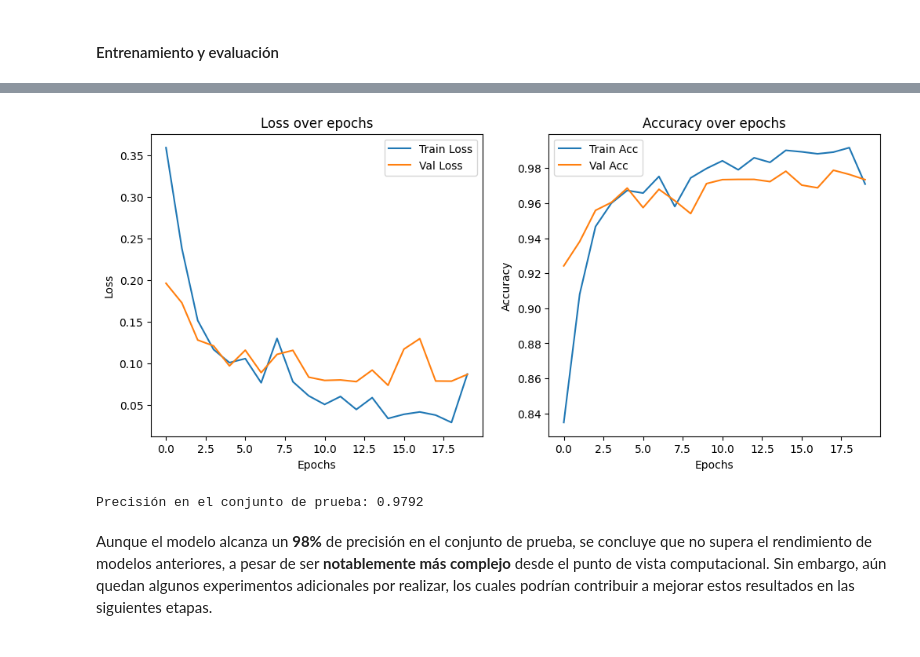
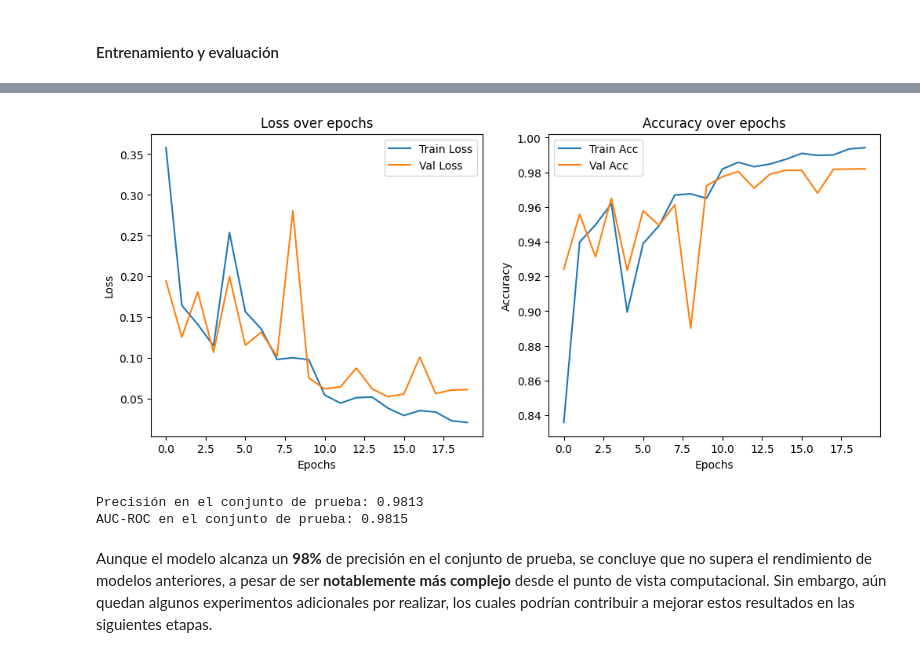
Before and after one commit to guillermo-grande/Fake-News-Detection, a Jupyter notebook: notebooks/mlp&lstm.ipynb, the cells around one changed output, grey strips where cells are left out. Saved outputs shown, nothing was run; the diff lists cells and outputs as text; code cells hidden in the pictures.

```diff
--- a/notebooks/mlp&lstm.ipynb
+++ b/notebooks/mlp&lstm.ipynb
@@ -56,7 +58,7 @@ Para terminar, exploraremos si **redes neuronales recurrentes** (RNNs) ofrecen u
 ## División en Train, Validation & Test para Redes Neuronales
 # %%
 # Cargar el DataFrame limpio
-df = pd.read_csv("Datasets/Cleaned-FR-News_V2.csv")
+df = pd.read_csv("../Datasets/Cleaned-FR-News_V2.csv")
 
 # Dividimos los datos en entrenamiento y prueba
 # Por ahora usaremos únicamente el texto de la noticia (omitimos el título)
@@ -351,7 +355,7 @@ El model de embeddings que se va a utilizar, **bert-base-nli-mean-tokens**, pres
 - **`mean-tokens`** → Utiliza un promedio de los embeddings de todos los tokens para crear embeddings de oraciones, en lugar de usar solo el token `[CLS]`.
 # %%
 # Cargar el DataFrame limpio
-df = pd.read_csv("Datasets/Cleaned-FR-News_V2.csv")
+df = pd.read_csv("../Datasets/Cleaned-FR-News_V2.csv")
 
 # Dividimos los datos en entrenamiento y prueba
 # Por ahora usaremos únicamente el texto de la noticia (omitimos el título)
@@ -428,7 +432,7 @@ train_losses, valid_losses = [], []
 train_accuracies, valid_accuracies = [], []
 
 # Ruta donde se guardará el mejor modelo
-best_model_path = "models/best_mlp_embeddings.pth"
+best_model_path = "../models/best_mlp_embeddings.pth"
 
 # Entrenar el modelo
 train_losses, valid_losses, train_accuracies, valid_accuracies = train_model(
@@ -476,7 +480,7 @@ Además, se escoge una red **LSTM (Long Short-Term Memory)** por su capacidad pa
 ## División en Train, Validation & Test para Redes Neuronales
 # %%
 # Cargar el DataFrame limpio
-df = pd.read_csv("Datasets/Cleaned-FR-News_V2.csv")
+df = pd.read_csv("../Datasets/Cleaned-FR-News_V2.csv")
 
 # Dividimos los datos en entrenamiento y prueba
 # Por ahora usaremos únicamente el texto de la noticia (omitimos el título)
@@ -763,7 +767,7 @@ optimizer = torch.optim.Adam(model.parameters(), lr=0.001)
 num_epochs = 20
 train_losses, valid_losses = [], []
 train_accuracies, valid_accuracies = [], []
-best_model_path = "models/best_lstm.pth"  # Ruta donde se guardará el mejor modelo
+best_model_path = "../models/Test.pth"  # Ruta donde se guardará el mejor modelo
 
 # Entrenar el modelo
 train_losses, valid_losses, train_accuracies, valid_accuracies = train_model(
@@ -774,5 +778,5 @@ train_losses, valid_losses, train_accuracies, valid_accuracies = train_model(
 plot_loss_and_accuracy(train_losses, valid_losses, train_accuracies, valid_accuracies)
 
 # Evaluar el modelo en el conjunto de prueba
-evaluate_model(model, test_loader, device)
+evaluate_model(model, test_loader, device, best_model_path)
 # %% [output]
@@ -796,5 +800,6 @@ Epoch [20/20] - Loss: 0.0869 - Acc: 0.9709 - Val Loss: 0.0865 - Val Acc: 0.9734
-[figure, old version]
+[figure, new version]
-Precisión en el conjunto de prueba: 0.9792
+Precisión en el conjunto de prueba: 0.9813
+AUC-ROC en el conjunto de prueba: 0.9815
 # %% [markdown]
 Aunque el modelo alcanza un **98%** de precisión en el conjunto de prueba, se concluye que no supera el rendimiento de modelos anteriores, a pesar de ser **notablemente más complejo** desde el punto de vista computacional. Sin embargo, aún quedan algunos experimentos adicionales por realizar, los cuales podrían contribuir a mejorar estos resultados en las siguientes etapas.
 # %% [markdown]
```
Also changed, not shown: parts of 4 cells of this notebook, 7 other files.
